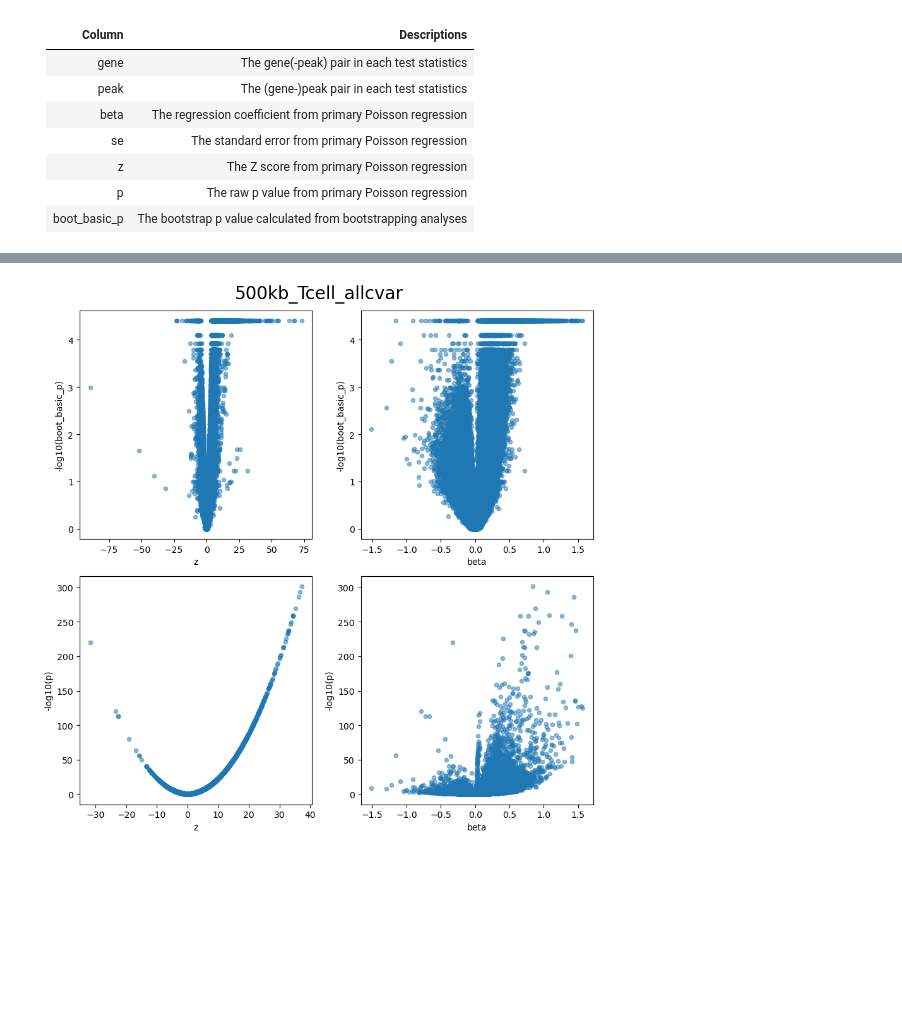
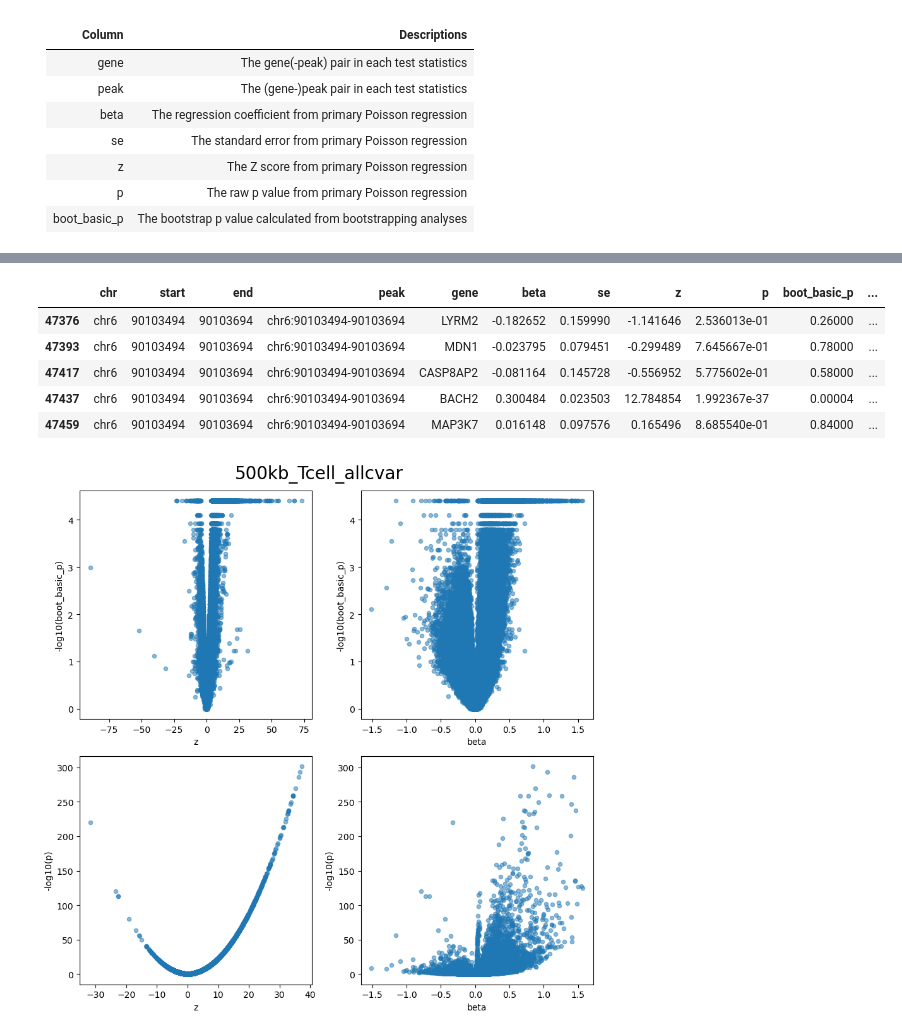
Before and after one commit to abearab/BMI-206-Class-Project, a Jupyter notebook: notebook.ipynb, the cells around one changed output, grey strips where cells are left out. Saved outputs shown, nothing was run; the diff lists cells and outputs as text; code cells hidden in the pictures; blank space fills up the shorter version.

```diff
--- a/notebook.ipynb
+++ b/notebook.ipynb
@@ -122,5 +131,12 @@ ___
 | boot_basic_p | The bootstrap p value calculated from bootstrapping analyses
 # %%
 res_1 = pd.read_csv('data/zoe-scent-results/500kb_Tcell_allcvar.txt.gz', sep=' ')
+
+res_1['chr'] =      res_1['peak'].str.split(':').str[0]
+res_1['start'] =    res_1['peak'].str.split(':').str[1].str.split('-').str[0].astype(int)
+res_1['end'] =      res_1['peak'].str.split(':').str[1].str.split('-').str[1].astype(int)
+
 res_1['-log10(p)'] = -np.log10(res_1['p'])
 res_1['-log10(boot_basic_p)'] = -np.log10(res_1['boot_basic_p'])
+
+res_1 = res_1.set_index(['chr', 'start', 'end','peak','gene']).reset_index()
@@ -127,3 +176,14 @@ res_1['-log10(boot_basic_p)'] = -np.log10(res_1['boot_basic_p'])
+# %%
+res_1.query(
+    'chr == "chr6" and start >= 90.10 * 10**6 and end <= 90.16 * 10**6'
+)
+# %% [output]
+|  | chr | start | end | peak | gene | beta | se | z | p | boot_basic_p | ... |
+| 47376 | chr6 | 90103494 | 90103694 | chr6:90103494-90103694 | LYRM2 | -0.182652 | 0.159990 | -1.141646 | 2.536013e-01 | 0.26000 | ... |
+| 47393 | chr6 | 90103494 | 90103694 | chr6:90103494-90103694 | MDN1 | -0.023795 | 0.079451 | -0.299489 | 7.645667e-01 | 0.78000 | ... |
+| 47417 | chr6 | 90103494 | 90103694 | chr6:90103494-90103694 | CASP8AP2 | -0.081164 | 0.145728 | -0.556952 | 5.775602e-01 | 0.58000 | ... |
+| 47437 | chr6 | 90103494 | 90103694 | chr6:90103494-90103694 | BACH2 | 0.300484 | 0.023503 | 12.784854 | 1.992367e-37 | 0.00004 | ... |
+| 47459 | chr6 | 90103494 | 90103694 | chr6:90103494-90103694 | MAP3K7 | 0.016148 | 0.097576 | 0.165496 | 8.685540e-01 | 0.84000 | ... |
 # %%
 # set(fine_map_df['region']) & set(res_1['peak'].to_list())
 # %%
```
Also changed, not shown: parts of 7 cells of this notebook.
